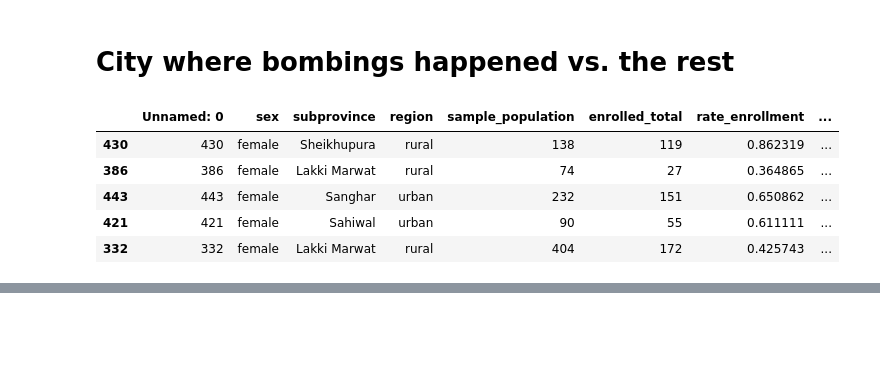
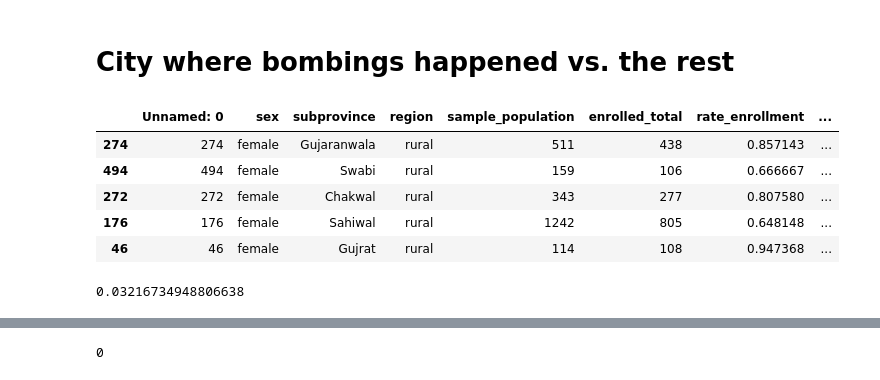
Before and after one commit to preetkhowaja/taliban_impact_pakistan, a Jupyter notebook: 20_analysis/big_merge.ipynb, the cells around one changed output, grey strips where cells are left out. Cells and saved outputs as stored; diff of their text form; code cells hidden in the pictures; blank space fills up the shorter version.

```diff
--- a/20_analysis/big_merge.ipynb
+++ b/20_analysis/big_merge.ipynb
@@ -536,17 +537,19 @@ taliabn_dominance = [
     "Kohat",
 ]
 # %%
-df_female = df_clean.loc[df_clean["sex"] == "female"].copy()
+df_female = df_clean.loc[
+    (df_clean["sex"] == "female") & (df_clean["region"] == "rural")
+].copy()
 df_female["Treated"] = 0
 df_female.loc[(df_female["subprovince"].isin(taliabn_dominance)), "Treated"] = 1
 df_female.sample(5)
 # %% [output]
 |  | Unnamed: 0 | sex | subprovince | region | sample_population | enrolled_total | rate_enrollment | ... |
-| 430 | 430 | female | Sheikhupura | rural | 138 | 119 | 0.862319 | ... |
-| 386 | 386 | female | Lakki Marwat | rural | 74 | 27 | 0.364865 | ... |
-| 443 | 443 | female | Sanghar | urban | 232 | 151 | 0.650862 | ... |
-| 421 | 421 | female | Sahiwal | urban | 90 | 55 | 0.611111 | ... |
-| 332 | 332 | female | Lakki Marwat | rural | 404 | 172 | 0.425743 | ... |
+| 274 | 274 | female | Gujaranwala | rural | 511 | 438 | 0.857143 | ... |
+| 494 | 494 | female | Swabi | rural | 159 | 106 | 0.666667 | ... |
+| 272 | 272 | female | Chakwal | rural | 343 | 277 | 0.807580 | ... |
+| 176 | 176 | female | Sahiwal | rural | 1242 | 805 | 0.648148 | ... |
+| 46 | 46 | female | Gujrat | rural | 114 | 108 | 0.947368 | ... |
 # %%
 Y_t1_pre = df_female.loc[
     (df_female["post_2009"] == 0) & (df_female["Treated"] == 1)
@@ -566,5 +569,13 @@ Y_t1_post = df_female.loc[
 Y_t0_post = df_female.loc[
     (df_female["post_2009"] == 1) & (df_female["Treated"] == 0)
 ].copy()
+# %%
+# AVERAGE treatment effect:
+delta_hat = (
+    Y_t1_post["rate_enrollment"].mean() - Y_t1_pre["rate_enrollment"].mean()
+) - (Y_t0_post["rate_enrollment"].mean() - Y_t0_pre["rate_enrollment"].mean())
+delta_hat
+# %% [output]
+0.03216734948806638
 # %%
 base = (
@@ -617,3 +628,11 @@ base4 = (
 )
 # %% [output]
 [interactive output not drawn]
+# %%
+(
+    df_female.loc[(df_female["subprovince"].isin(taliabn_dominance))]["region"]
+    == "urban"
+).sum()
+# all regions controlled by taliban are rural
+# %% [output]
+0
```
Also changed, not shown: parts of 9 cells of this notebook, 1 other file.
